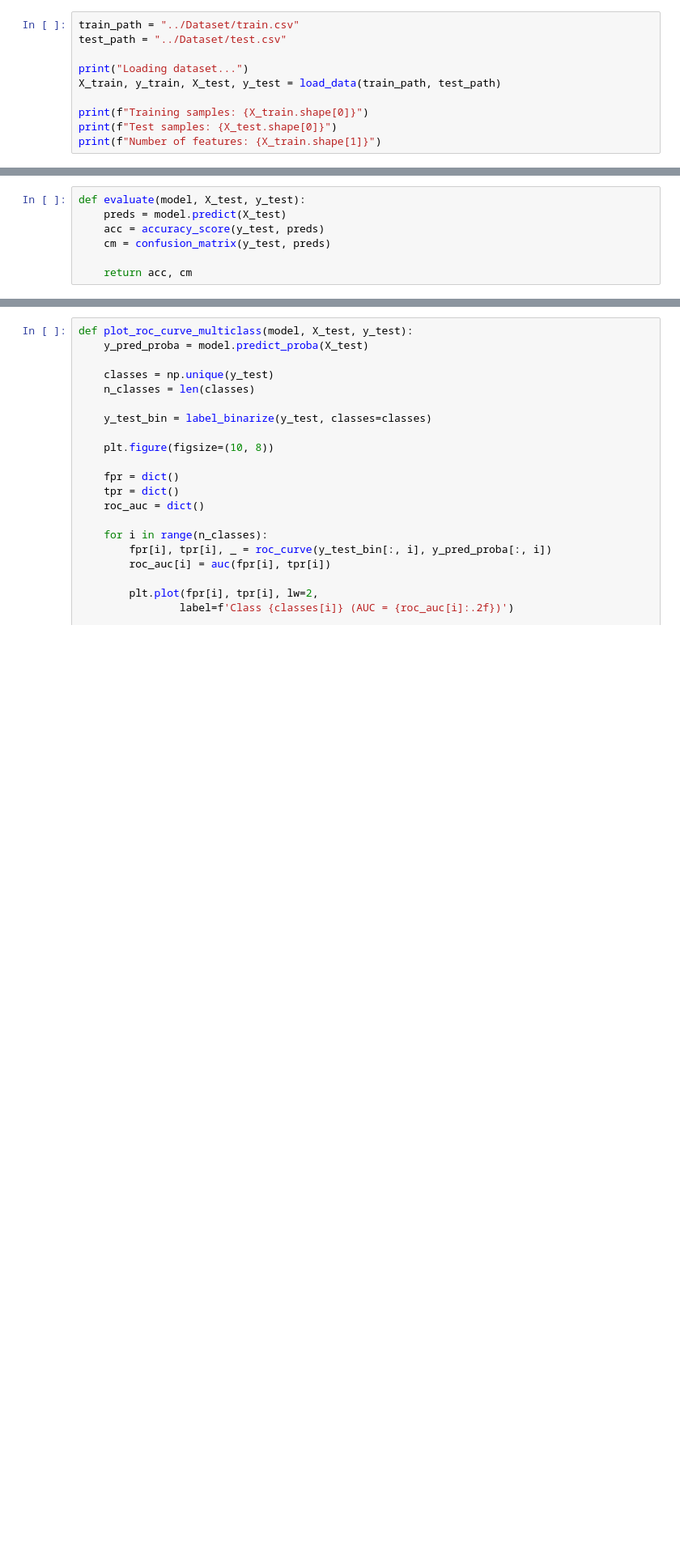
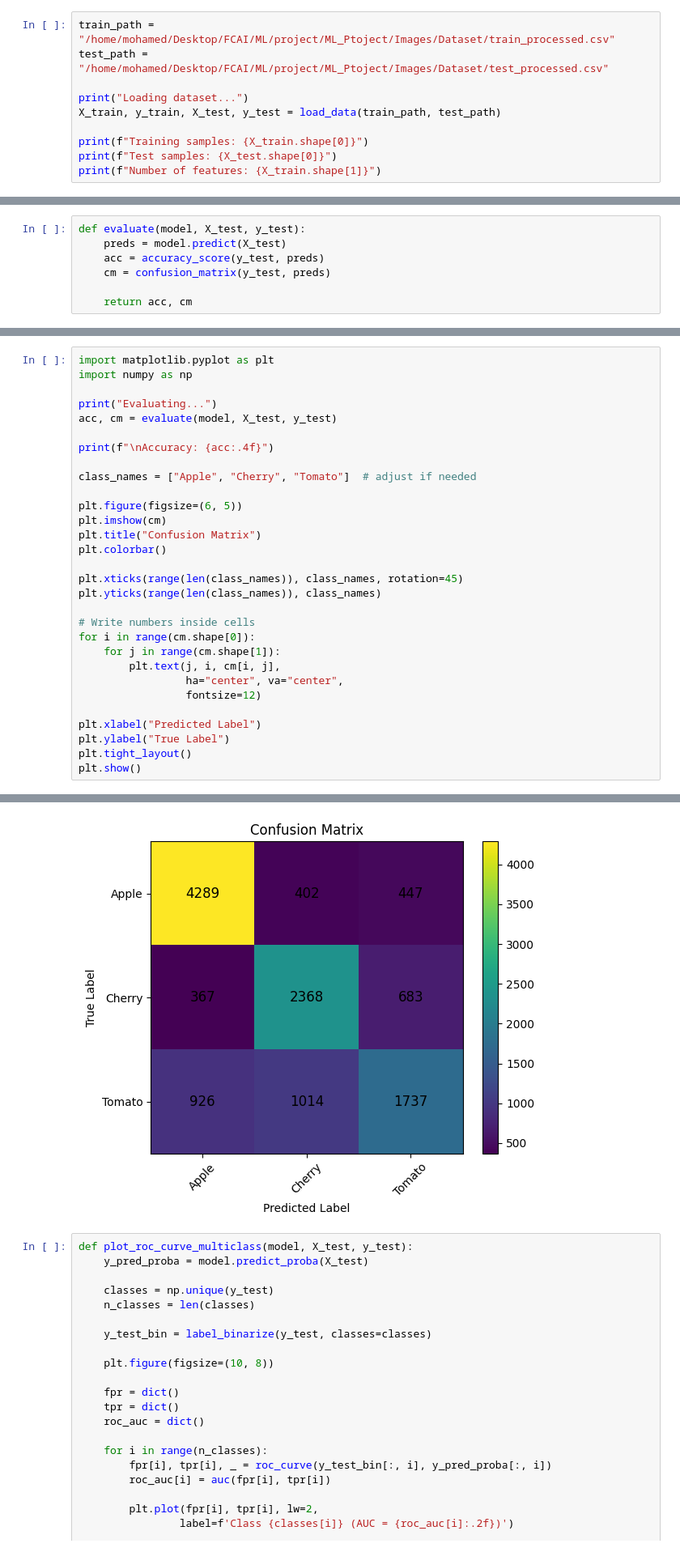
Before and after one commit to mh1-25/ML_Ptoject, a Jupyter notebook: Images/Models/LogisticRegressionNB.ipynb, the cells around one changed output, grey strips where cells are left out. Shown at 81% size. Saved outputs shown, nothing was run; the diff lists cells and outputs as text; blank space fills up the shorter version.

```diff
--- a/Images/Models/LogisticRegressionNB.ipynb
+++ b/Images/Models/LogisticRegressionNB.ipynb
@@ -28,8 +28,8 @@ def load_data(train_path, test_path):
 
     return X_train, y_train, X_test, y_test
 # %%
-train_path = "../Dataset/train.csv"
-test_path = "../Dataset/test.csv"
+train_path = "/home/mohamed/Desktop/FCAI/ML/project/ML_Ptoject/Images/Dataset/train_processed.csv"
+test_path = "/home/mohamed/Desktop/FCAI/ML/project/ML_Ptoject/Images/Dataset/test_processed.csv"
 
 print("Loading dataset...")
 X_train, y_train, X_test, y_test = load_data(train_path, test_path)
@@ -80,0 +103,31 @@ print(cm)
+# %%
+import matplotlib.pyplot as plt
+import numpy as np
+
+print("Evaluating...")
+acc, cm = evaluate(model, X_test, y_test)
+
+print(f"\nAccuracy: {acc:.4f}")
+
+class_names = ["Apple", "Cherry", "Tomato"]  # adjust if needed
+
+plt.figure(figsize=(6, 5))
+plt.imshow(cm)
+plt.title("Confusion Matrix")
+plt.colorbar()
+
+plt.xticks(range(len(class_names)), class_names, rotation=45)
+plt.yticks(range(len(class_names)), class_names)
+
+# Write numbers inside cells
+for i in range(cm.shape[0]):
+    for j in range(cm.shape[1]):
+        plt.text(j, i, cm[i, j],
+                 ha="center", va="center",
+                 fontsize=12)
+
+plt.xlabel("Predicted Label")
+plt.ylabel("True Label")
+plt.tight_layout()
+plt.show()
+# %% [output]
@@ -81,3 +137,4 @@ print(cm)
+[figure, added]
 # %%
 def plot_roc_curve_multiclass(model, X_test, y_test):
     y_pred_proba = model.predict_proba(X_test)
```
Also changed, not shown: parts of 7 cells of this notebook, 2 other files.
